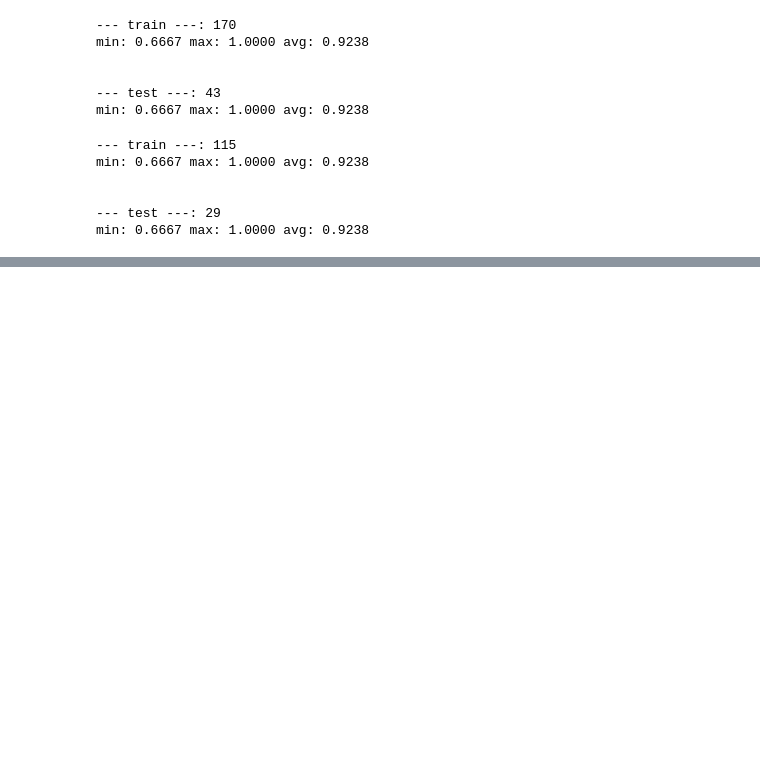
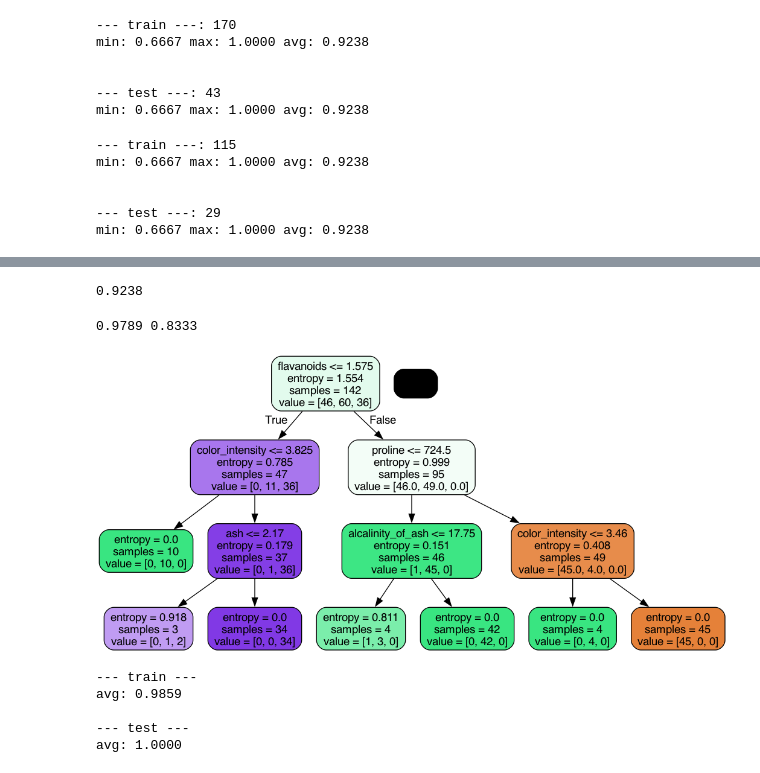
Before and after one commit to PeterReisNyman/EDA-Decision-Tree, a Jupyter notebook: Untitled.ipynb, the cells around one changed output, grey strips where cells are left out. Saved outputs shown, nothing was run; the diff lists cells and outputs as text; code cells hidden in the pictures; blank space fills up the shorter version.

```diff
--- a/Untitled.ipynb
+++ b/Untitled.ipynb
@@ -638,10 +640,8 @@ min: 0.6667 max: 1.0000 avg: 0.9238
 # %%
 model = DecisionTreeClassifier(criterion='entropy',max_depth=3, min_samples_split=4, min_samples_leaf=3)
 
-standardized_X = preprocessing.scale(ds['data'])
-
 for _ in range(10000):
-    X_train, X_test, Y_train, Y_test = train_test_split(X_rus, y_rus, test_size=0.2)
+    X_train, X_test, Y_train, Y_test = train_test_split(X, Y, test_size=0.2)
     model.fit(X_train, Y_train)
 
     predictions = model.predict(X_train)
@@ -663 +665,16 @@ torch.Size([13, 500])
+# %%
+model = DecisionTreeClassifier(criterion='entropy',max_depth=3, min_samples_split=4, min_samples_leaf=3)
+
+for _ in range(10000):
+    X_train, X_test, Y_train, Y_test = train_test_split(X, Y, test_size=0.2)
+    model.fit(X_train, Y_train)
+
+    predictions = model.predict(X_train)
+    scoresTr.append(accuracy_score(Y_train, predictions))
+    predictions = model.predict(X_test)
+    scoresTe.append(accuracy_score(Y_test, predictions))
+
+print(f'{np.mean(scores):.4f}')
+# %% [output]
+0.9238
 # %%
@@ -664,0 +682,15 @@ torch.Size([13, 500])
+# %%
+model = DecisionTreeClassifier(criterion='entropy',max_depth=3, min_samples_split=4, min_samples_leaf=3)
+
+while True:
+    X_train, X_test, Y_train, Y_test = train_test_split(X, Y, test_size=0.2)
+    model.fit(X_train, Y_train)
+
+    tRa = accuracy_score(Y_train, model.predict(X_train))
+    tEa = accuracy_score(Y_test, model.predict(X_test))
+    if 0.98 < accuracy_score(Y_train, model.predict(X_train)) and 0.98 < accuracy_score(Y_test, model.predict(X_test)):
+        break
+    else:
+        print(f'{tRa:.4f} {tEa:.4f}')
+# %% [output]
+0.9789 0.8333
@@ -664,0 +699,10 @@ torch.Size([13, 500])
+# %%
+jb.dump(model, 'wine-decision-tree.joblib')
+model = jb.load('wine-decision-tree.joblib')
+
+dot_data = sklearn.tree.export_graphviz(model, out_file=None, feature_names=ds['feature_names'],label='all', rounded=True, filled=True)
+
+graph = pydotplus.graph_from_dot_data(dot_data)
+Image(graph.create_png())
+# %% [output]
+[figure, added]
@@ -664,0 +711,13 @@ torch.Size([13, 500])
+# %%
+print(f'--- train ---')
+predictions = model.predict(X_train)
+print(f'avg: {accuracy_score(Y_train, predictions):.4f}')
+print(f'\n--- test ---')
+predictions = model.predict(X_test)
+print(f'avg: {accuracy_score(Y_test, predictions):.4f}')
+# %% [output]
+--- train ---
+avg: 0.9859
+
+--- test ---
+avg: 1.0000
```
Also changed, not shown: parts of 14 cells of this notebook, 1 other file.
